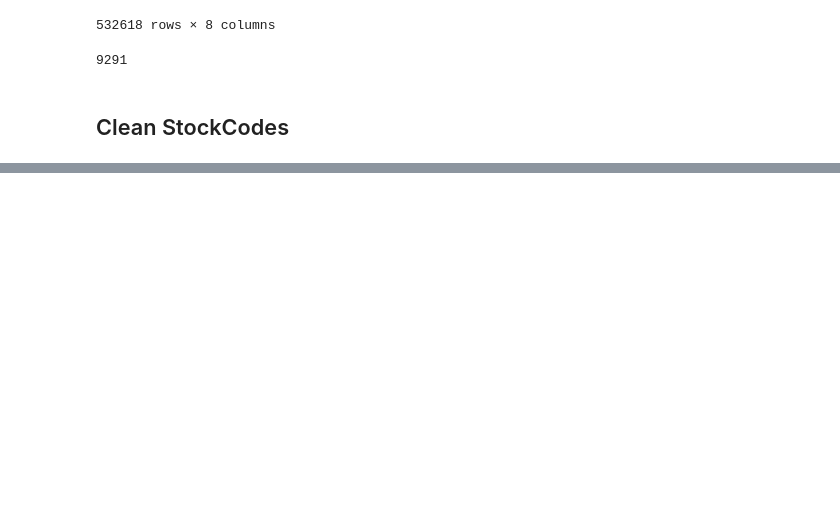
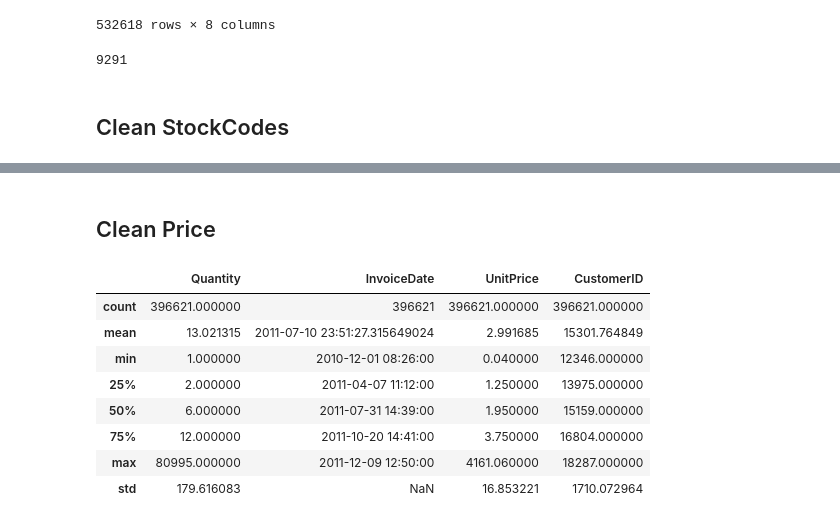
Before and after one commit to r0hankrishnan/retail_analysis, a Jupyter notebook: notebooks/cleaning.ipynb, the cells around one changed output, grey strips where cells are left out. Drawn from its saved outputs; the diff is of its cells as text; code cells hidden in the pictures; blank space fills up the shorter version.

Commit message:
Explore UnitPrice, CustomerID & Clean data

```diff
--- a/notebooks/cleaning.ipynb
+++ b/notebooks/cleaning.ipynb
@@ -55,7 +59,9 @@ numbers_to_remove[0:10], len(numbers_to_remove)
  9291)
 # %%
 #Filter for only columns without those numbers
-data[~data["InvoiceNo"].isin(numbers_to_remove)]
+cleaned_df = data.copy()
+cleaned_df = cleaned_df[~cleaned_df["InvoiceNo"].isin(numbers_to_remove)]
+cleaned_df
 # %% [output]
 |  | InvoiceNo | StockCode | Description | Quantity | InvoiceDate | UnitPrice | CustomerID | Country |
 | 0 | 536365 | 85123A | WHITE HANGING HEART T-LIGHT HOLDER | 6 | 2010-12-01 08:26:00 | 2.55 | 17850.0 | United Kingdom |
@@ -81,9 +84,11 @@ cleaned_data = data[~data["InvoiceNo"].isin(numbers_to_remove)]
 # %% [markdown]
 ## Clean StockCodes
 # %%
-cleaned_data["StockCode"] = cleaned_data["StockCode"].astype(str)
-cleaned_data[cleaned_data["StockCode"].str.match("^\\d{5}$")==False] #There's two types of non-standard StockCodes--> letter on end or actual word?
-#Are there more words?
-alt_stock_codes = cleaned_data[(cleaned_data["StockCode"].str.match("^\\d{5}$")==False) & (cleaned_data["StockCode"].str.match("^\\d{5}[a-zA-Z]+$")==False)]["StockCode"].unique()
-alt_stock_codes, len(alt_stock_codes) #All "word" StockCodes
+cleaned_df["StockCode"] = cleaned_df["StockCode"].astype(str)
+cleaned_df[cleaned_df["StockCode"].str.match("^\\d{5}$")==False]
+cleaned_df = cleaned_df[(cleaned_df["StockCode"].str.match("^\\d{5}$")==True) | \
+    (cleaned_df["StockCode"].str.match("^\\d{5}[a-zA-Z]+$")==True) | \
+    (cleaned_df["StockCode"].str.match("M"))]
+
+cleaned_df
 # %% [output]
@@ -128,0 +133,3 @@ alt_stock_codes, len(alt_stock_codes)
+# %%
+cleaned_df = cleaned_df[cleaned_df["CustomerID"].isna()==False]
+cleaned_df
@@ -128,0 +150,16 @@ alt_stock_codes, len(alt_stock_codes)
+# %% [markdown]
+## Clean Price
+# %%
+cleaned_df = cleaned_df[cleaned_df["UnitPrice"]>0]
+# %%
+cleaned_df.describe()
+# %% [output]
+|  | Quantity | InvoiceDate | UnitPrice | CustomerID |
+| count | 396621.000000 | 396621 | 396621.000000 | 396621.000000 |
+| mean | 13.021315 | 2011-07-10 23:51:27.315649024 | 2.991685 | 15301.764849 |
+| min | 1.000000 | 2010-12-01 08:26:00 | 0.040000 | 12346.000000 |
+| 25% | 2.000000 | 2011-04-07 11:12:00 | 1.250000 | 13975.000000 |
+| 50% | 6.000000 | 2011-07-31 14:39:00 | 1.950000 | 15159.000000 |
+| 75% | 12.000000 | 2011-10-20 14:41:00 | 3.750000 | 16804.000000 |
+| max | 80995.000000 | 2011-12-09 12:50:00 | 4161.060000 | 18287.000000 |
+| std | 179.616083 | NaN | 16.853221 | 1710.072964 |
```
Also changed, not shown: parts of 16 cells of this notebook, 4 other files.
